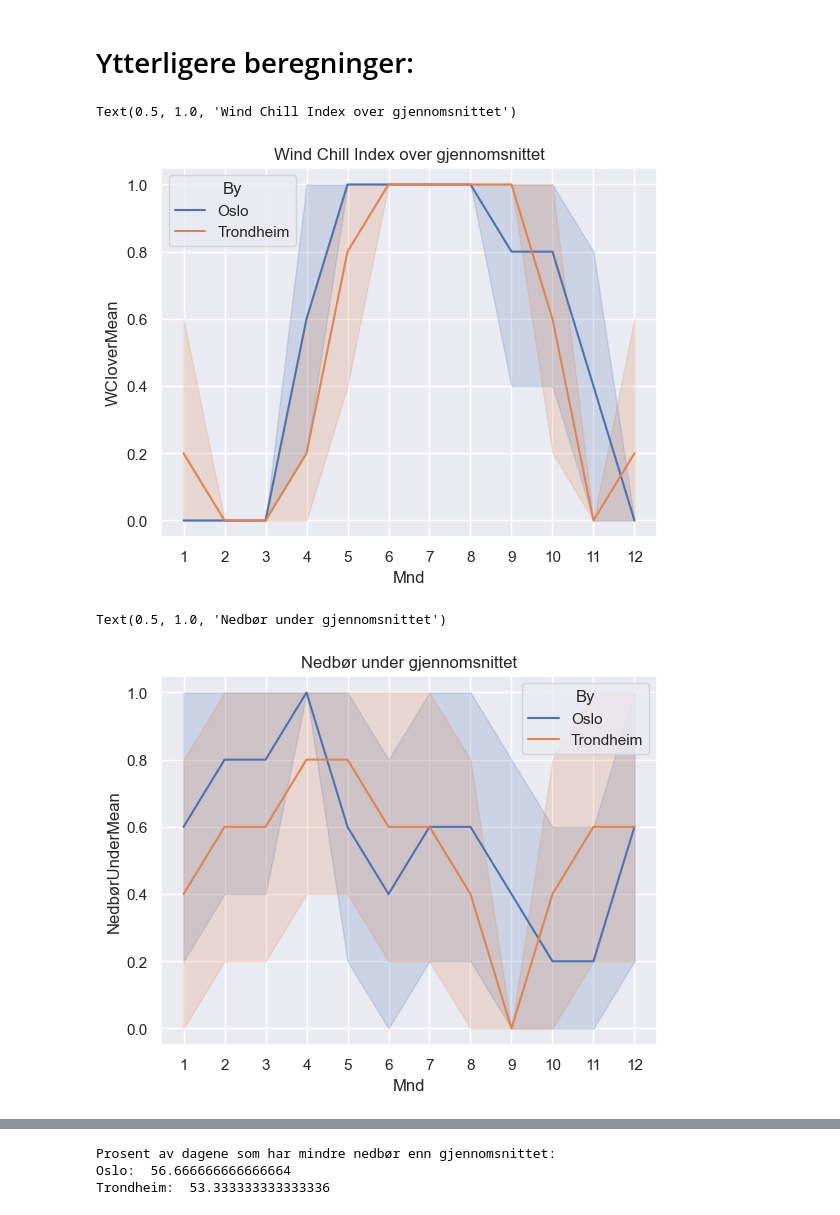
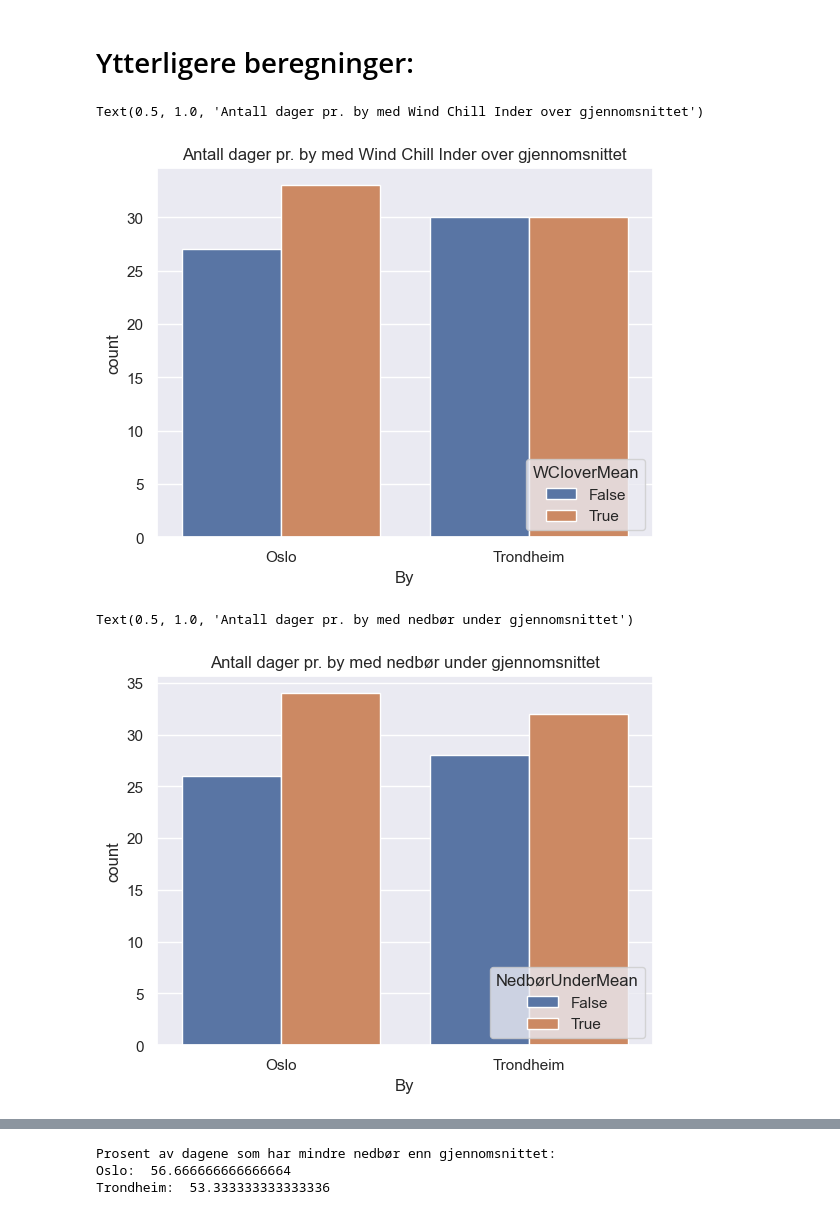
Before and after one commit to tparelius/DataScienceWeather, a Jupyter notebook: værProsjekt.ipynb, the cells around one changed output, grey strips where cells are left out. Saved outputs shown, nothing was run; the diff lists cells and outputs as text; code cells hidden in the pictures.

```diff
--- a/værProsjekt.ipynb
+++ b/værProsjekt.ipynb
@@ -119,17 +119,21 @@ Her kan vi forholdsvis klart tyde at Oslo er en by med høyere Wind Chill Index
 # Ytterligere beregninger:
 # %%
 df["WCIoverMean"]= df["WCI"]>df["WCI"].mean()
-sns.lineplot(x="Mnd", y="WCIoverMean", data=df, hue="By")
-plt.title("Wind Chill Index over gjennomsnittet")
+
+ax = sns.countplot(data =df, x="By", hue="WCIoverMean")
+sns.move_legend(ax, "lower right")
+plt.title("Antall dager pr. by med Wind Chill Inder over gjennomsnittet")
 # %% [output]
-Text(0.5, 1.0, 'Wind Chill Index over gjennomsnittet')
+Text(0.5, 1.0, 'Antall dager pr. by med Wind Chill Inder over gjennomsnittet')
-[figure, old version]
+[figure, new version]
 # %%
 df["NedbørUnderMean"]= df["Nedbør"]<df["Nedbør"].mean()
-sns.lineplot(x="Mnd", y = "NedbørUnderMean", data=df, hue="By")
-plt.title("Nedbør under gjennomsnittet")
+
+ax = sns.countplot(data=df, x="By", hue="NedbørUnderMean")
+sns.move_legend(ax, "lower right")
+plt.title("Antall dager pr. by med nedbør under gjennomsnittet")
 # %% [output]
-Text(0.5, 1.0, 'Nedbør under gjennomsnittet')
+Text(0.5, 1.0, 'Antall dager pr. by med nedbør under gjennomsnittet')
-[figure, old version]
+[figure, new version]
 # %%
 df["TempOverMean"]= df["Temp"]>df["Temp"].mean()
```
Also changed, not shown: parts of 4 cells of this notebook.
